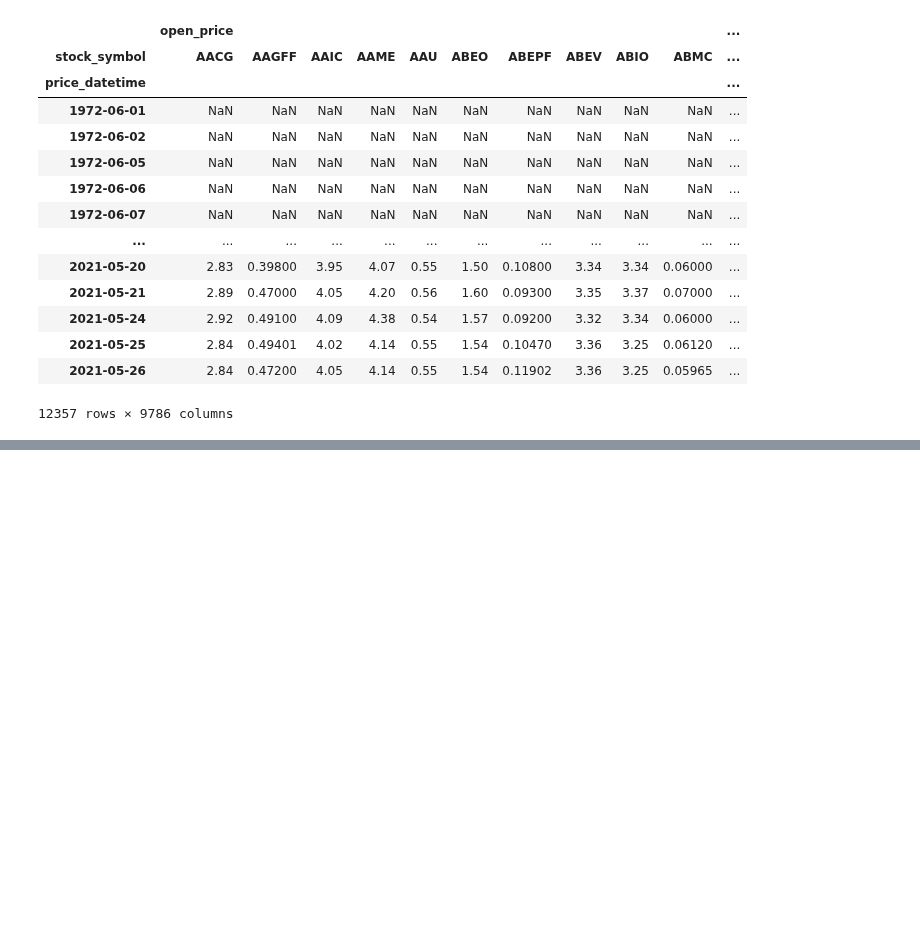
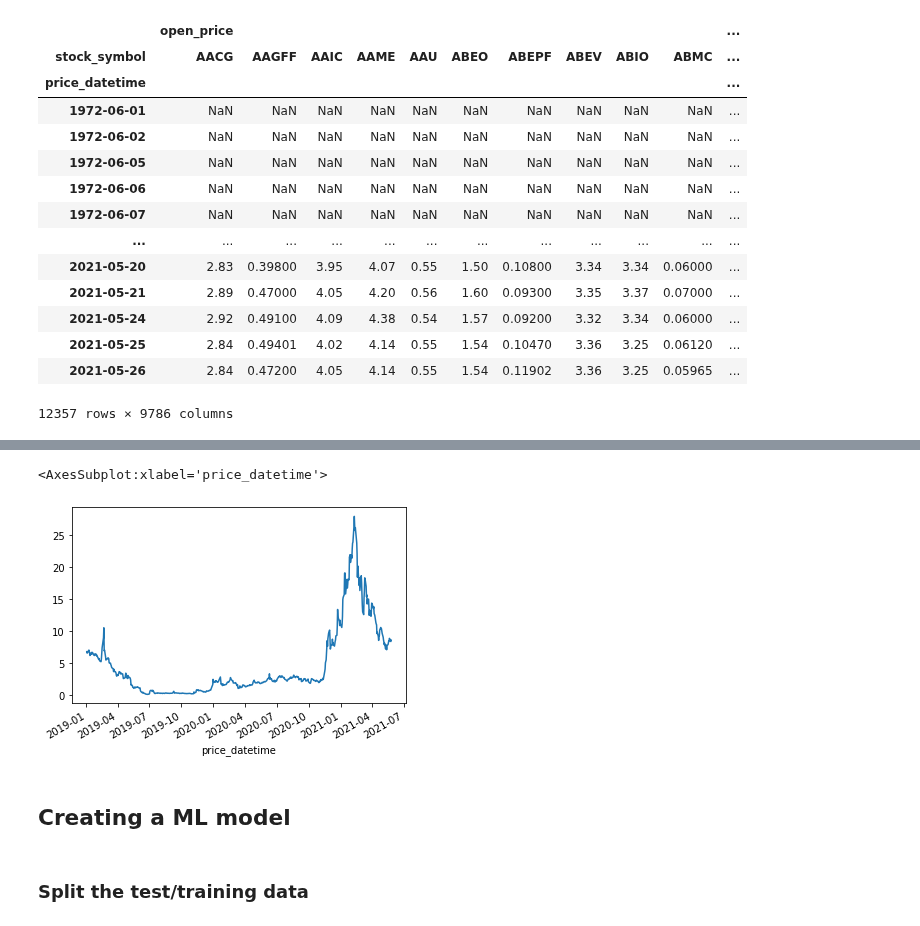
Before and after one commit to jmacdonald2010/stock-prediction, a Jupyter notebook: mlTests03_EOD.ipynb, the cells around one changed output, grey strips where cells are left out. Cells and saved outputs as stored; diff of their text form; code cells hidden in the pictures; blank space fills up the shorter version.

```diff
--- a/mlTests03_EOD.ipynb
+++ b/mlTests03_EOD.ipynb
@@ -85,0 +137,3 @@ df
+# %%
+# reshape
+df = df.set_index(['price_datetime', 'stock_symbol']).unstack(['stock_symbol'])
@@ -85,0 +158,2 @@ df
+# %%
+df = df.loc['2019-01-01':'2021-05-31']  # date range from 2019-01-01 to 2021-05-31
@@ -85,0 +177,15 @@ df
+# %%
+# set a threshold of how many np.nan you are willing to work with
+close_df = df['close_price'].dropna(thresh=(len(df['close_price'] / 0.2)), axis=1)
+# %%
+# forward fill in np.nan values in columns not previously dropped.
+close_df = close_df.fillna(method='ffill', axis=1)
+# %%
+close_df['FCEL'].plot()
+# %% [output]
+<AxesSubplot:xlabel='price_datetime'>
+[figure, added]
+# %% [markdown]
+## Creating a ML model
+# %% [markdown]
+### Split the test/training data
```
Also changed, not shown: parts of 28 cells of this notebook, 1 other file.
